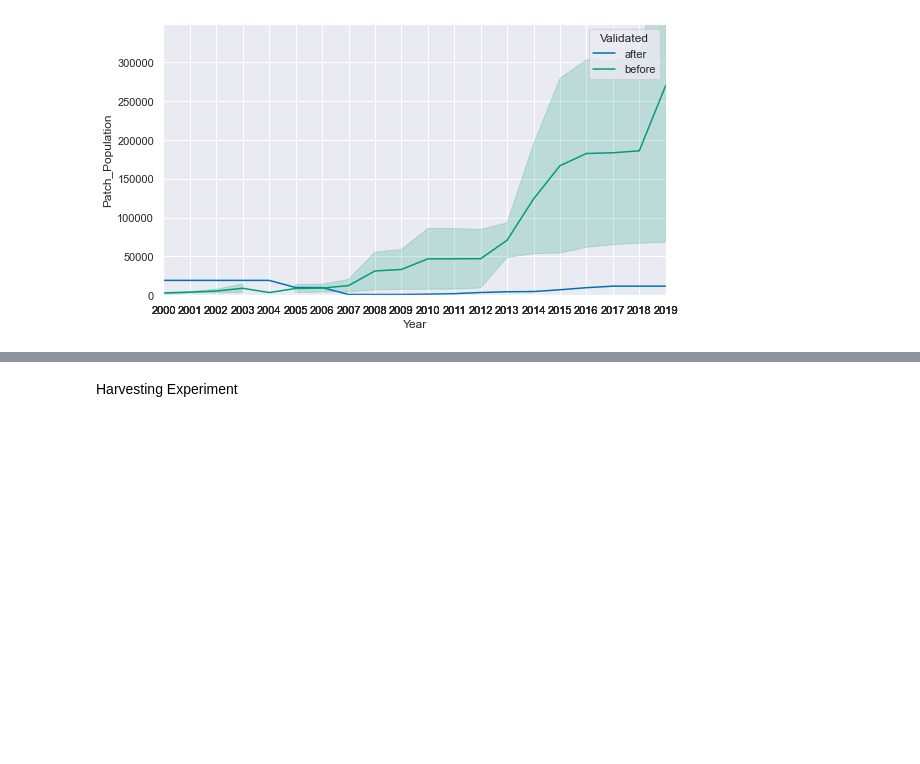
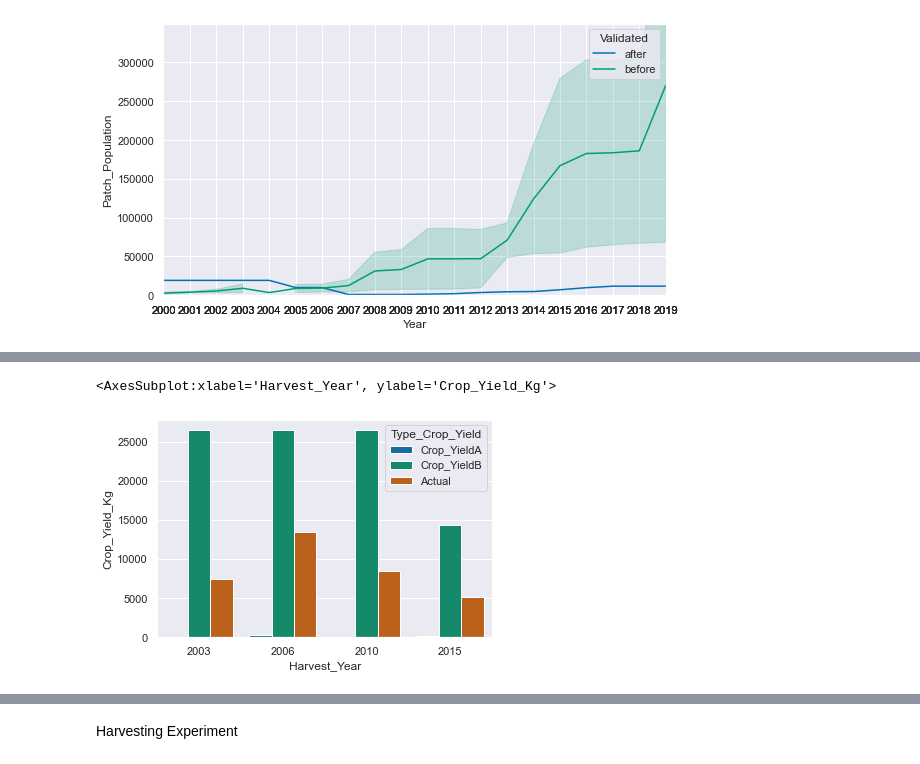
Before and after one commit to g19j1101/HoneybushModel_Results_Analysis, a Jupyter notebook: analysis.ipynb, the cells around one changed output, grey strips where cells are left out. Drawn from its saved outputs; the diff is of its cells as text; code cells hidden in the pictures; blank space fills up the shorter version.

```diff
--- a/analysis.ipynb
+++ b/analysis.ipynb
@@ -150,0 +159,6 @@ plt.show()
+# %%
+swartbos = pd.read_csv("swartbos.csv")
+sns.barplot(data=swartbos, x="Harvest_Year", y="Crop_Yield_Kg", hue="Type_Crop_Yield")
+# %% [output]
+<AxesSubplot:xlabel='Harvest_Year', ylabel='Crop_Yield_Kg'>
+[figure, added]
```
Also changed, not shown: parts of 3 cells of this notebook, 6 other files.
